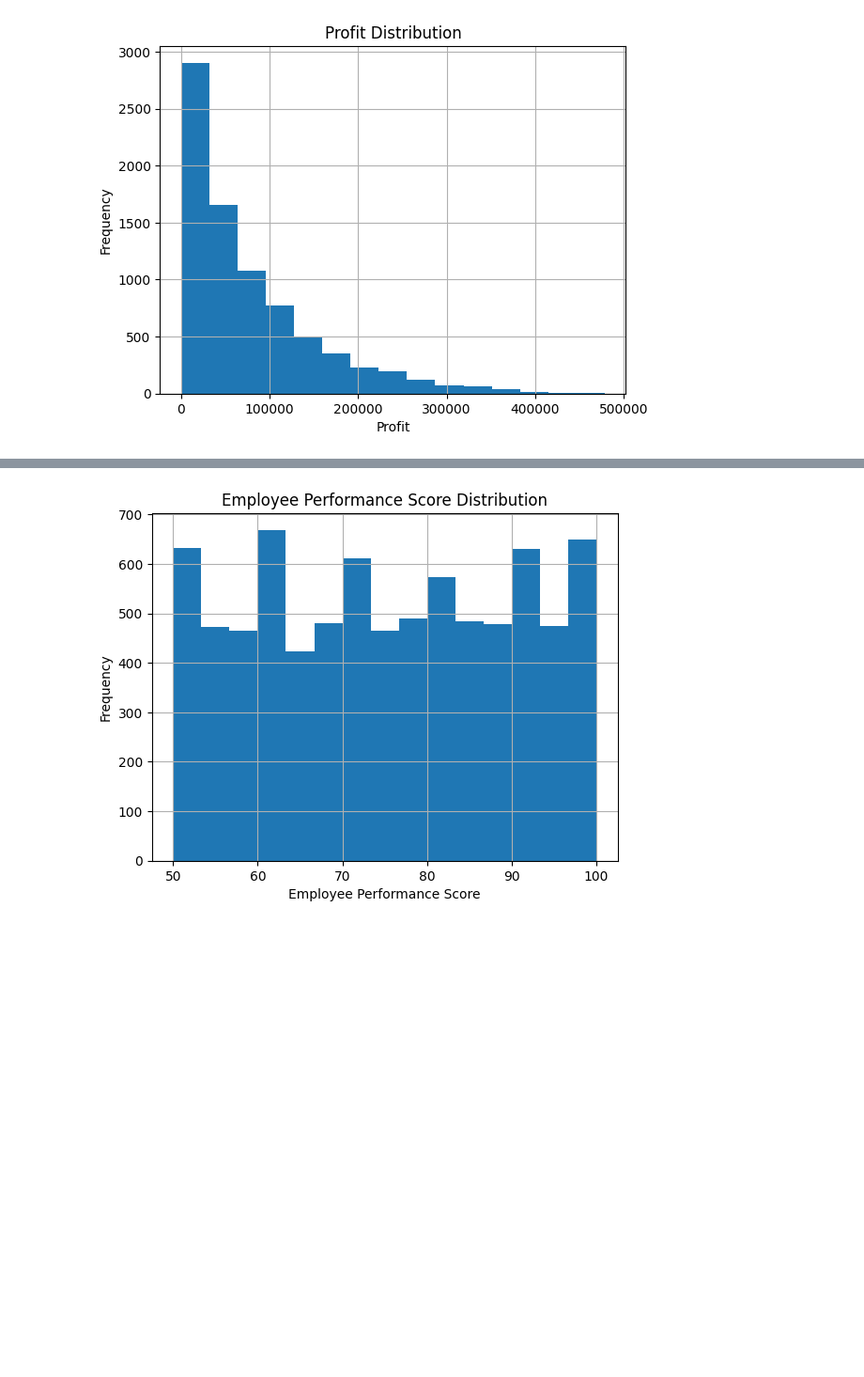
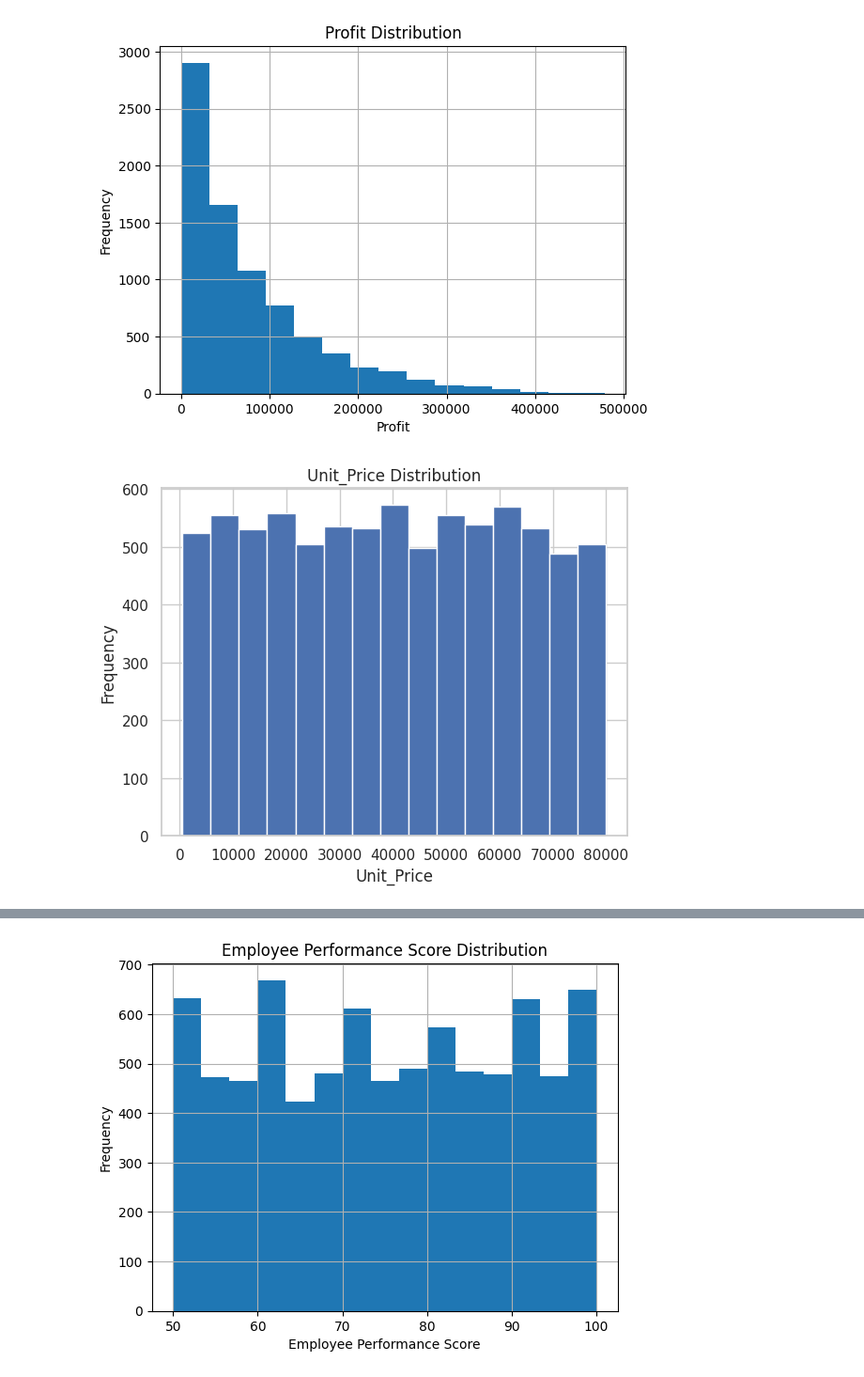
Before and after one commit to csathishit89/customer_shopping_feedback, a Jupyter notebook: Customer_Shopping_Feedback.ipynb, the cells around one changed output, grey strips where cells are left out. Shown at 94% size. Drawn from its saved outputs; the diff is of its cells as text; code cells hidden in the pictures; blank space fills up the shorter version.

```diff
--- a/Customer_Shopping_Feedback.ipynb
+++ b/Customer_Shopping_Feedback.ipynb
@@ -185,3 +389,11 @@ plt.ylabel("Frequency")
 plt.show()
 # %% [output]
 [figure]
+# %%
+customerShopping_df["Unit_Price"].hist(bins=15)
+plt.title("Unit_Price Distribution")
+plt.xlabel("Unit_Price")
+plt.ylabel("Frequency")
+plt.show()
+# %% [output]
+[figure, added]
```
Also changed, not shown: parts of 61 cells of this notebook.
